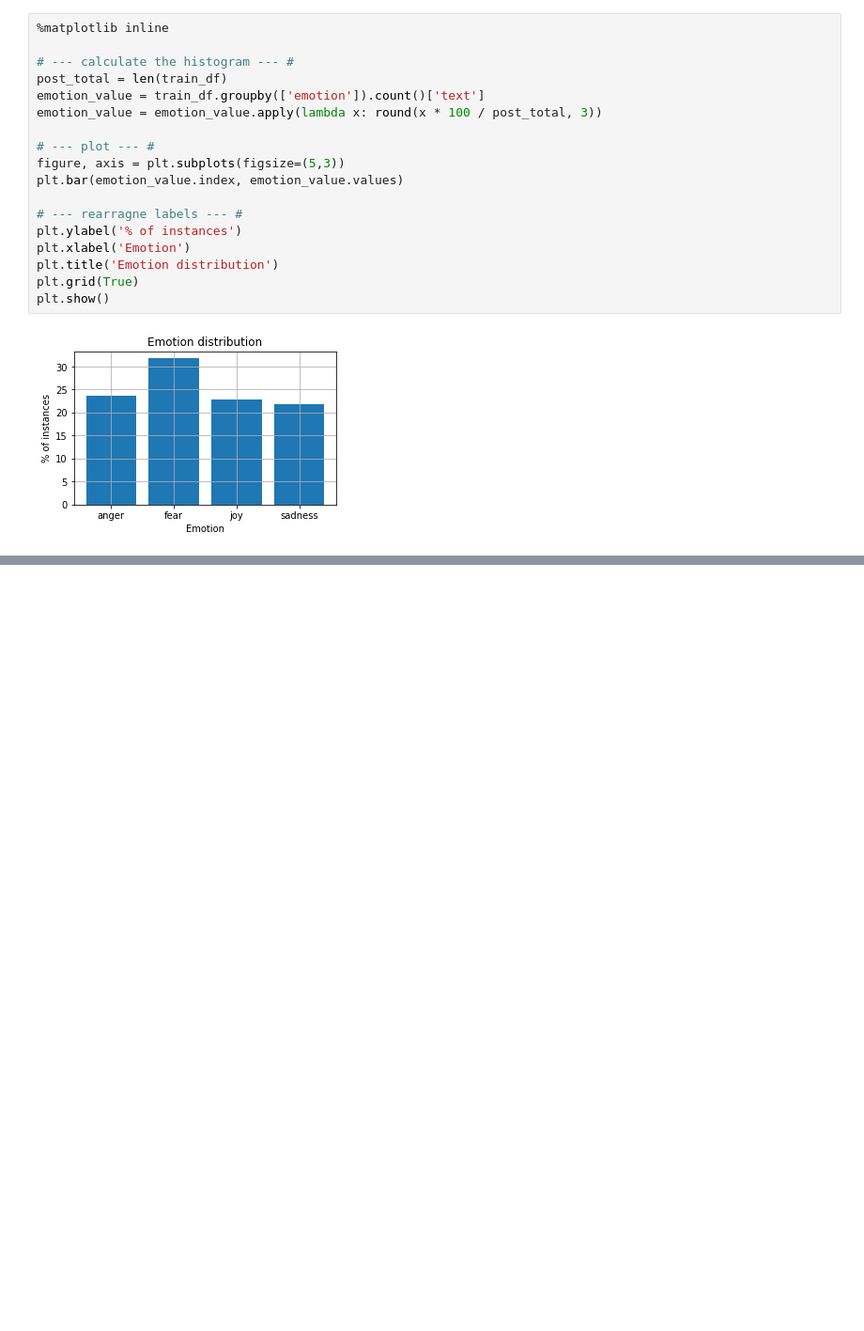
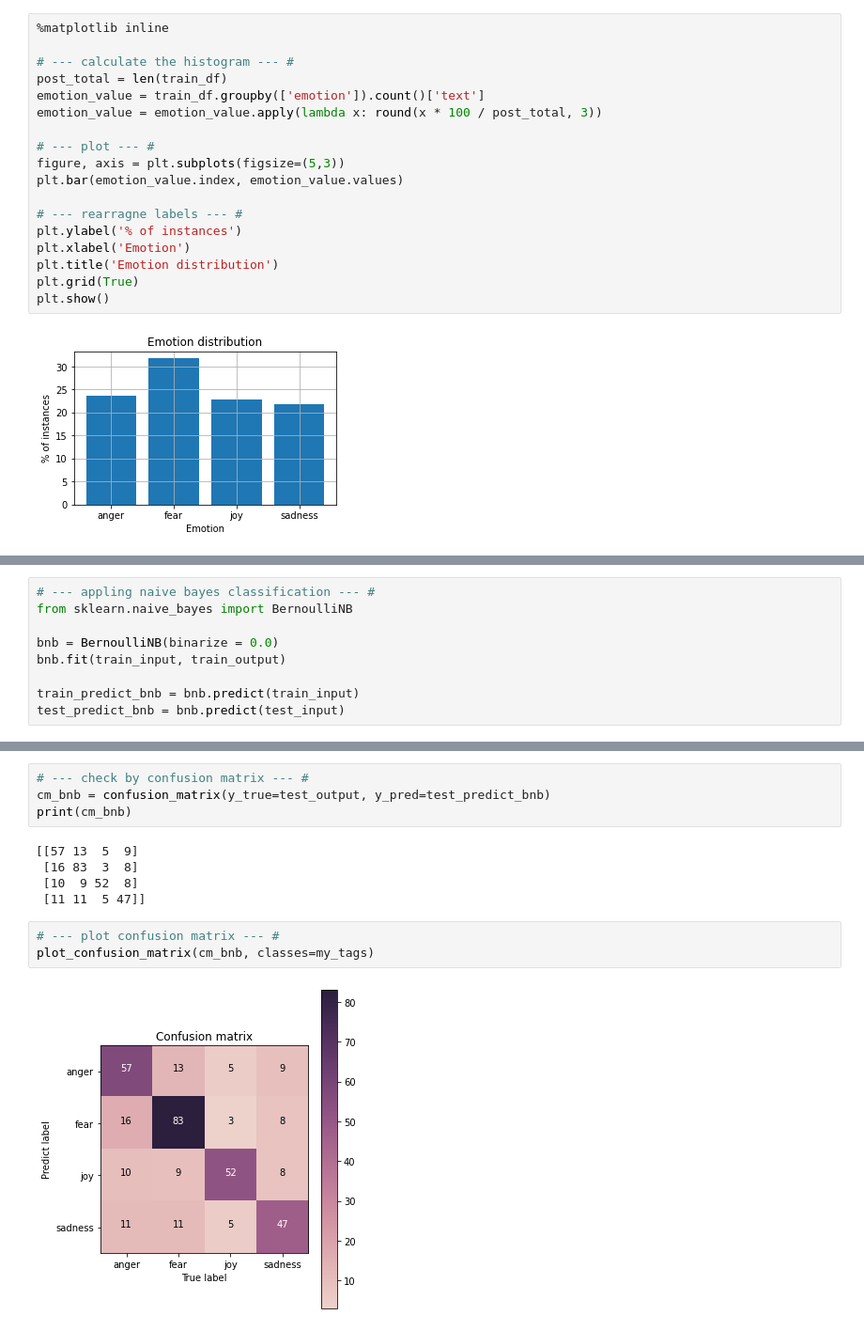
Before and after one commit to YiHungChen/DM2021-Lab2-HW2, a Jupyter notebook: DM2021-Lab2-Homework.ipynb, the cells around one changed output, grey strips where cells are left out. Shown: that part at 94% size. Saved outputs shown, nothing was run; the diff lists cells and outputs as text; blank space fills up the shorter version.

```diff
--- a/DM2021-Lab2-Homework.ipynb
+++ b/DM2021-Lab2-Homework.ipynb
@@ -173,0 +385,9 @@ plt.show()
+# %%
+# --- appling naive bayes classification --- #
+from sklearn.naive_bayes import BernoulliNB
+
+bnb = BernoulliNB(binarize = 0.0)
+bnb.fit(train_input, train_output)
+
+train_predict_bnb = bnb.predict(train_input)
+test_predict_bnb = bnb.predict(test_input)
@@ -173,0 +418,14 @@ plt.show()
+# %%
+# --- check by confusion matrix --- #
+cm_bnb = confusion_matrix(y_true=test_output, y_pred=test_predict_bnb)
+print(cm_bnb)
+# %% [output]
+[[57 13  5  9]
+ [16 83  3  8]
+ [10  9 52  8]
+ [11 11  5 47]]
+# %%
+# --- plot confusion matrix --- #
+plot_confusion_matrix(cm_bnb, classes=my_tags)
+# %% [output]
+[figure, added]
```
Also changed, not shown: parts of 66 cells of this notebook, 4 other files.
